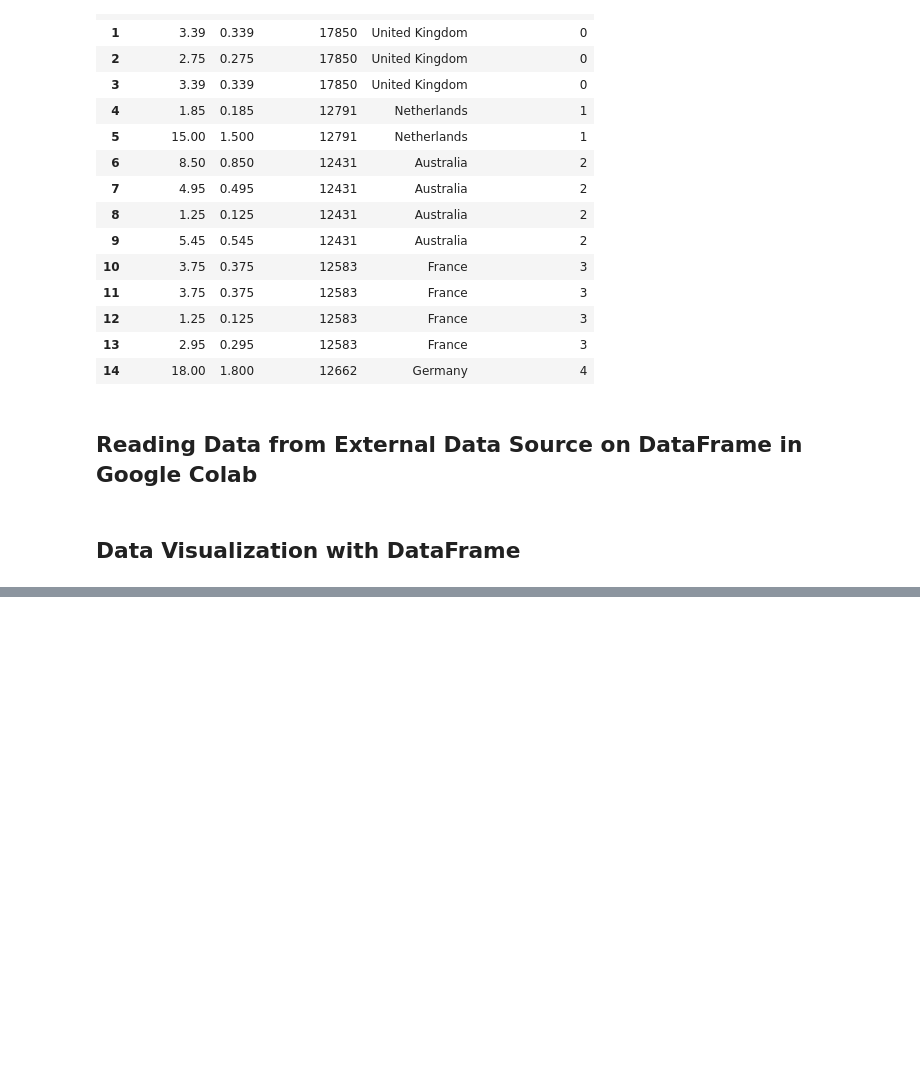
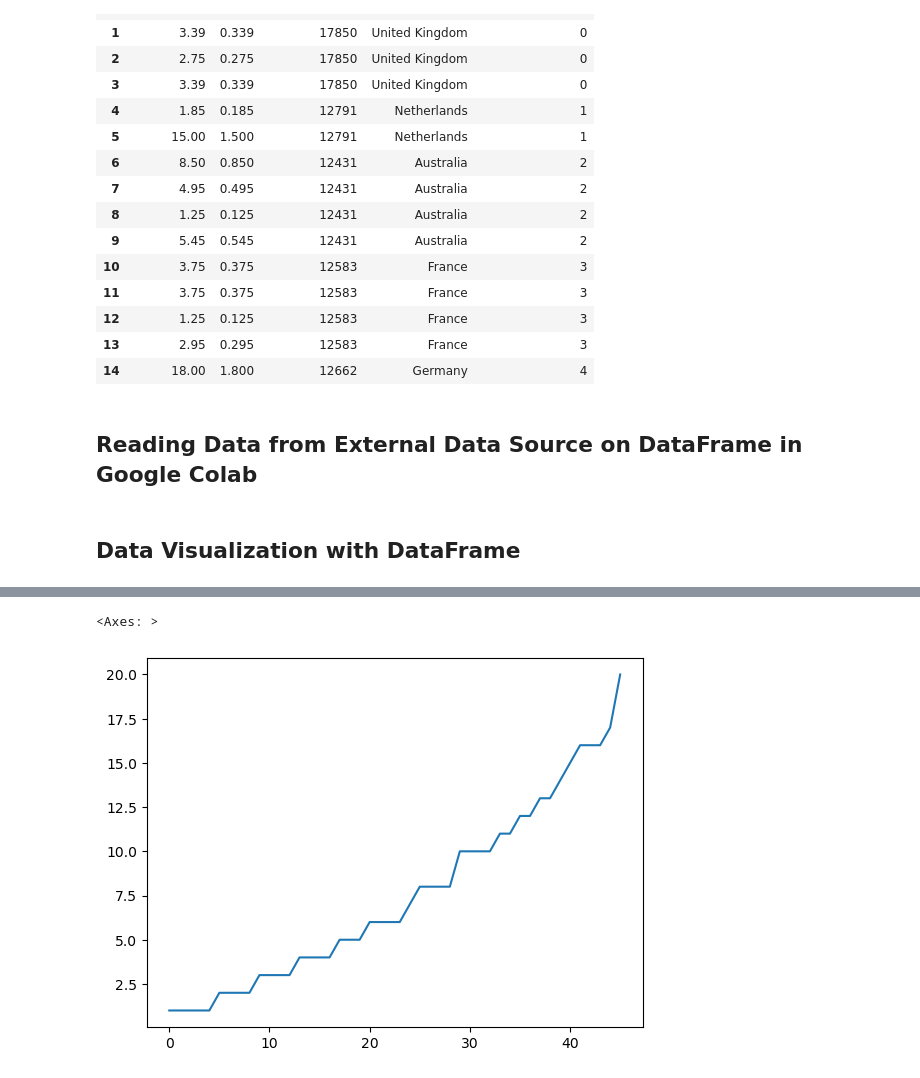
Before and after one commit to toarnabtrainer/AEC_ML_Batch_1_August_2026, a Jupyter notebook: Pandas.ipynb, the cells around one changed output, grey strips where cells are left out. Saved outputs shown, nothing was run; the diff lists cells and outputs as text; code cells hidden in the pictures; blank space fills up the shorter version.

```diff
--- a/Pandas.ipynb
+++ b/Pandas.ipynb
@@ -1549,0 +1567,5 @@ df.head()
+# %%
+df.experience.plot()
+# %% [output]
+<Axes: >
+[figure, added]
```
Also changed, not shown: parts of 29 cells of this notebook.
